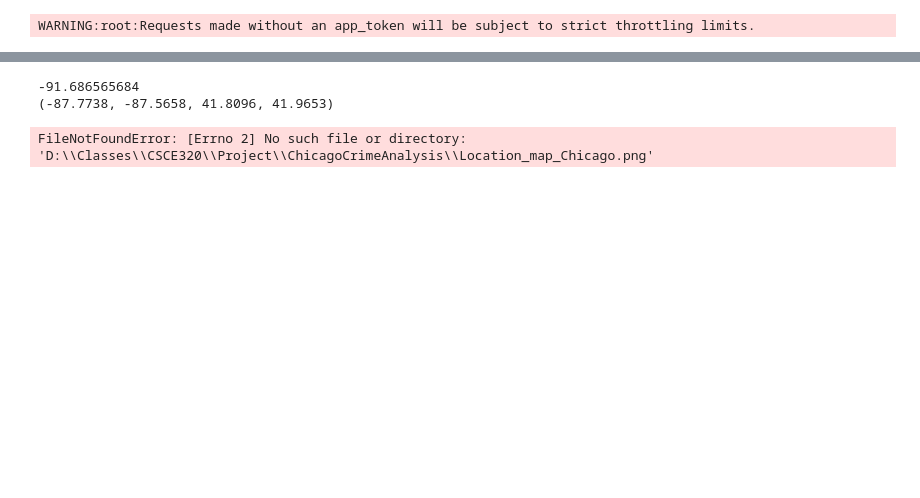
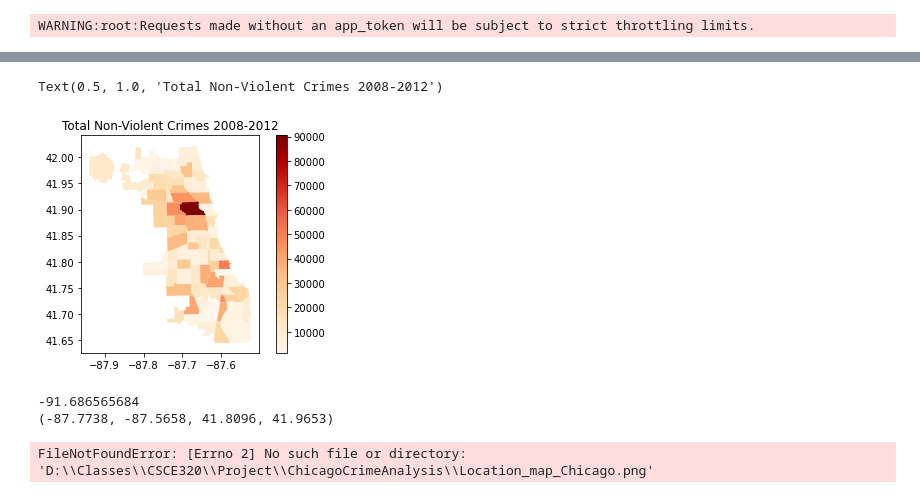
Before and after one commit to emmy0021/ChicagoCrimeAnalysis, a Jupyter notebook: ChicagoCrimeAnalysis.ipynb, the cells around one changed output, grey strips where cells are left out. Cells and saved outputs as stored; diff of their text form; code cells hidden in the pictures; blank space fills up the shorter version.

```diff
--- a/ChicagoCrimeAnalysis.ipynb
+++ b/ChicagoCrimeAnalysis.ipynb
@@ -144,0 +56,6 @@ df.head()
+# %%
+df = df[df['Community Area'].notna()]
+df['Month'] = df['Date'].apply(lambda x: int(x.split("/")[0]))
+df['Day'] = df ['Date'].apply(lambda x: int(x.split("/")[1]))
+print(df)
+print(data)
@@ -144,0 +80,4 @@ df.head()
+# %%
+# 'CRIM SEXUAL ASSAULT', 'CRIMINAL SEXUAL ASSAULT','BATTERY', 'ASSAULT', 'ROBBERY', 'ARSON',
+violent_crime = ['HOMICIDE', 'CRIM SEXUAL ASSAULT', 'CRIMINAL SEXUAL ASSAULT','BATTERY', 'ASSAULT']
+df['Violent'] = df['Primary Type'].apply(lambda x: x in violent_crime)
@@ -145,3 +130,22 @@ df.head()
+# %%
+area_total = []
+
+Yeardf = df.loc[(df['Year'] >= 2008) & (df['Year'] <= 2012)]
+Yeardf = Yeardf[Yeardf['Violent'] == False]
+area = Yeardf['Community Area'].unique()
+for i in range(1, 78):
+    if (i in area):
+        total_in_area = Yeardf[Yeardf['Community Area'] == i]
+        area_total.append(int(total_in_area['Community Area'].value_counts()))
+    else:
+        area_total.append(0)
+chicago_areas['Total Crimes'] = pd.DataFrame(np.array(area_total))
+
+chicago_areas.plot(column = "Total Crimes", cmap = "OrRd", legend = True)
+plt.title('Total Non-Violent Crimes 2008-2012')
+# %% [output]
+Text(0.5, 1.0, 'Total Non-Violent Crimes 2008-2012')
+[figure, added]
 # %%
 print(df['Longitude'].min())
 
```
Also changed, not shown: parts of 28 cells of this notebook, 7 other files.
